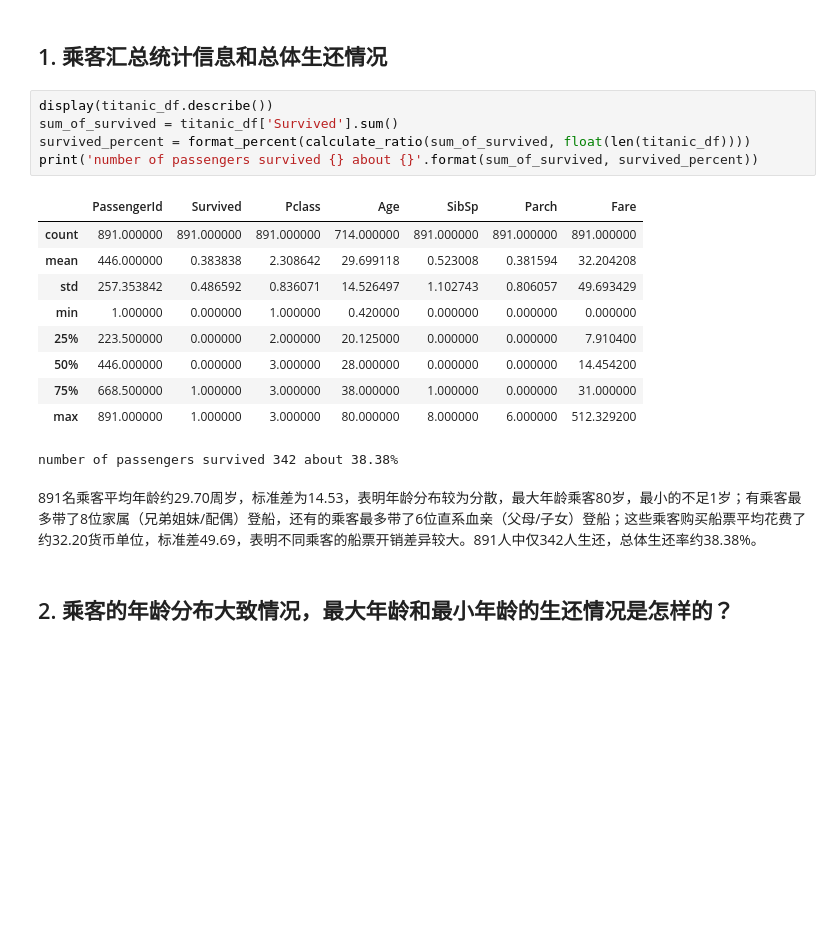
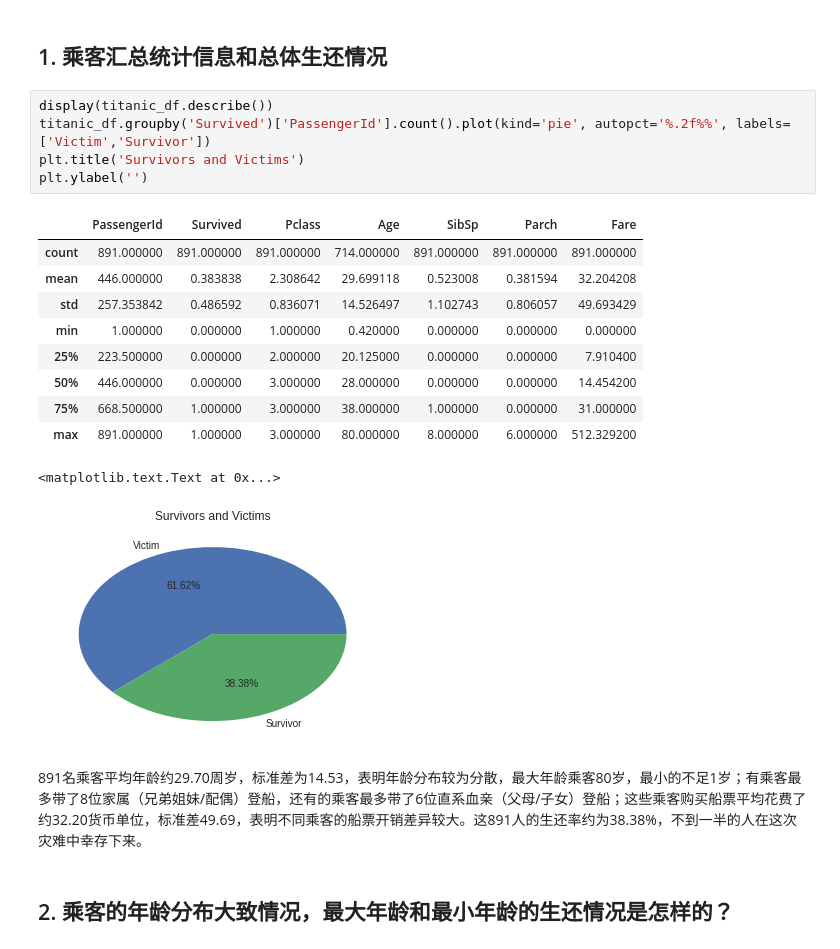
Before and after one commit to leesper/become-data-analyst, a Jupyter notebook: P2investigate_dataset/P2investivate_dataset.ipynb, the cells around one changed output. Cells and saved outputs as stored; diff of their text form; blank space fills up the shorter version.

```diff
--- a/P2investigate_dataset/P2investivate_dataset.ipynb
+++ b/P2investigate_dataset/P2investivate_dataset.ipynb
@@ -132,24 +132,25 @@ valid age 714, valid embark 889
 # 四. 数据分析
 # %% [markdown]
 ## 1. 乘客汇总统计信息和总体生还情况
-# %%
-display(titanic_df.describe())
-sum_of_survived = titanic_df['Survived'].sum()
-survived_percent = format_percent(calculate_ratio(sum_of_survived, float(len(titanic_df))))
-print('number of passengers survived {} about {}'.format(sum_of_survived, survived_percent))
-# %% [output]
-|  | PassengerId | Survived | Pclass | Age | SibSp | Parch | Fare |
-| count | 891.000000 | 891.000000 | 891.000000 | 714.000000 | 891.000000 | 891.000000 | 891.000000 |
-| mean | 446.000000 | 0.383838 | 2.308642 | 29.699118 | 0.523008 | 0.381594 | 32.204208 |
-| std | 257.353842 | 0.486592 | 0.836071 | 14.526497 | 1.102743 | 0.806057 | 49.693429 |
-| min | 1.000000 | 0.000000 | 1.000000 | 0.420000 | 0.000000 | 0.000000 | 0.000000 |
-| 25% | 223.500000 | 0.000000 | 2.000000 | 20.125000 | 0.000000 | 0.000000 | 7.910400 |
-| 50% | 446.000000 | 0.000000 | 3.000000 | 28.000000 | 0.000000 | 0.000000 | 14.454200 |
-| 75% | 668.500000 | 1.000000 | 3.000000 | 38.000000 | 1.000000 | 0.000000 | 31.000000 |
-| max | 891.000000 | 1.000000 | 3.000000 | 80.000000 | 8.000000 | 6.000000 | 512.329200 |
-number of passengers survived 342 about 38.38%
+# %%
+display(titanic_df.describe())
+titanic_df.groupby('Survived')['PassengerId'].count().plot(kind='pie', autopct='%.2f%%', labels=['Victim','Survivor'])
+plt.title('Survivors and Victims')
+plt.ylabel('')
+# %% [output]
+|  | PassengerId | Survived | Pclass | Age | SibSp | Parch | Fare |
+| count | 891.000000 | 891.000000 | 891.000000 | 714.000000 | 891.000000 | 891.000000 | 891.000000 |
+| mean | 446.000000 | 0.383838 | 2.308642 | 29.699118 | 0.523008 | 0.381594 | 32.204208 |
+| std | 257.353842 | 0.486592 | 0.836071 | 14.526497 | 1.102743 | 0.806057 | 49.693429 |
+| min | 1.000000 | 0.000000 | 1.000000 | 0.420000 | 0.000000 | 0.000000 | 0.000000 |
+| 25% | 223.500000 | 0.000000 | 2.000000 | 20.125000 | 0.000000 | 0.000000 | 7.910400 |
+| 50% | 446.000000 | 0.000000 | 3.000000 | 28.000000 | 0.000000 | 0.000000 | 14.454200 |
+| 75% | 668.500000 | 1.000000 | 3.000000 | 38.000000 | 1.000000 | 0.000000 | 31.000000 |
+| max | 891.000000 | 1.000000 | 3.000000 | 80.000000 | 8.000000 | 6.000000 | 512.329200 |
+<matplotlib.text.Text at 0x...>
+[figure, added]
 # %% [markdown]
-891名乘客平均年龄约29.70周岁，标准差为14.53，表明年龄分布较为分散，最大年龄乘客80岁，最小的不足1岁；有乘客最多带了8位家属（兄弟姐妹/配偶）登船，还有的乘客最多带了6位直系血亲（父母/子女）登船；这些乘客购买船票平均花费了约32.20货币单位，标准差49.69，表明不同乘客的船票开销差异较大。891人中仅342人生还，总体生还率约38.38%。
+891名乘客平均年龄约29.70周岁，标准差为14.53，表明年龄分布较为分散，最大年龄乘客80岁，最小的不足1岁；有乘客最多带了8位家属（兄弟姐妹/配偶）登船，还有的乘客最多带了6位直系血亲（父母/子女）登船；这些乘客购买船票平均花费了约32.20货币单位，标准差49.69，表明不同乘客的船票开销差异较大。这891人的生还率约为38.38%，不到一半的人在这次灾难中幸存下来。
 # %% [markdown]
 ## 2. 乘客的年龄分布大致情况，最大年龄和最小年龄的生还情况是怎样的？
 # %%
```
Also changed, not shown: parts of 36 cells of this notebook.
